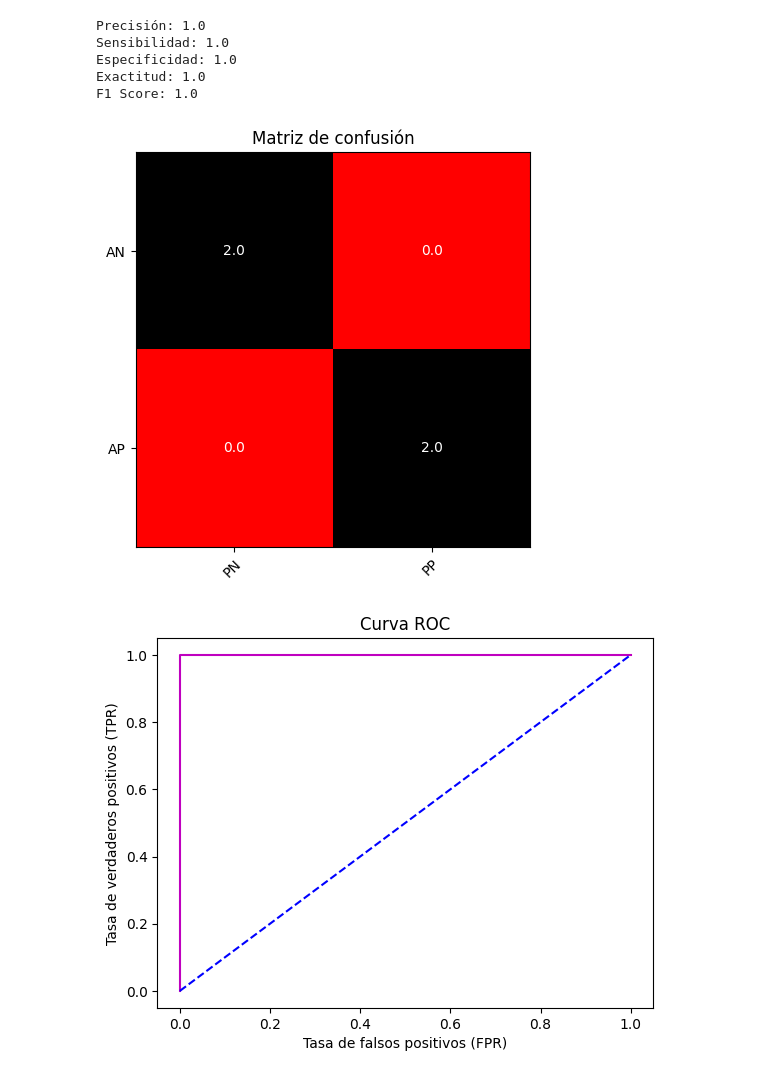
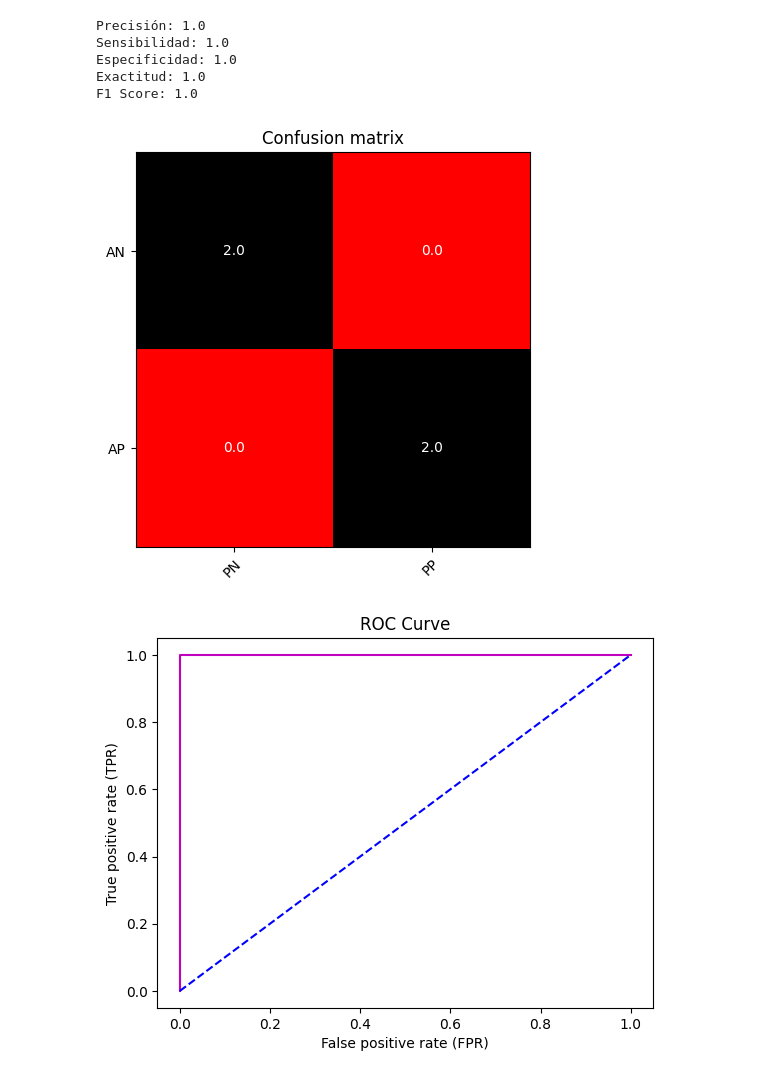
Before and after one commit to AndresMpa/deep-learning, a Jupyter notebook: labs/task/laboratory_2/full_connect/lab_2_FC_XOR.ipynb, the cells around one changed output. Cells and saved outputs as stored; diff of their text form; code cells hidden in the pictures.

```diff
--- a/labs/task/laboratory_2/full_connect/lab_2_FC_XOR.ipynb
+++ b/labs/task/laboratory_2/full_connect/lab_2_FC_XOR.ipynb
@@ -10,7 +10,7 @@ import matplotlib.pylab as plt
 '''
 Se genera el dataset
 '''
-X = np.array([[0, 0], [0, 1], [1, 0], [0, 0]])
+X = np.array([[0, 0], [0, 1], [1, 0], [1, 1]])
 Y = np.array([[0], [1], [1], [0]])
 # %% [markdown]
 # Implementación de la arquitectura de una red FC
@@ -368,11 +368,11 @@ for i in range(len(predicted_label)):
     for j in range(len(actual_label)):
         text = ax.text(j, i, confusion_matrix[i, j], ha="center", va="center", color="w")
 
-ax.set_title("Matriz de confusión")
+ax.set_title("Confusion matrix")
 fig.tight_layout()
 plt.show()
 # %% [output]
-[figure, old version]
+[figure, new version]
 # %%
 expected = Y.flatten()
 prediction_to_analize = []
@@ -384,23 +384,23 @@ for j in range(data):
 # %%
 # Se define un vector de umbrales
 thresholds = np.arange(0, 1.1, 0.1)
 
 '''
 Calculo de FPR y TPR como rates
 '''
 tpr = []
 fpr = []
 for threshold in thresholds:
     tpr.append(np.sum(expected & (prediction_to_analize >= threshold)) / np.sum(expected))
     fpr.append(np.sum((expected == 0) & (prediction_to_analize >= threshold)) / np.sum(expected == 0))
 
 auc = np.trapz(tpr, fpr)
 
 plt.plot(fpr, tpr, "-m", label=f"ROC de {auc} (AUC)")
 plt.plot(thresholds, thresholds, "--b", label="Peor curva")
-plt.xlabel('Tasa de falsos positivos (FPR)')
-plt.ylabel('Tasa de verdaderos positivos (TPR)')
-plt.title("Curva ROC")
+plt.xlabel('False positive rate (FPR)')
+plt.ylabel('True positive rate (TPR)')
+plt.title("ROC Curve")
 plt.show()
 # %% [output]
-[figure, old version]
+[figure, new version]
```
Also changed, not shown: parts of 4 cells of this notebook, 5 other files.
